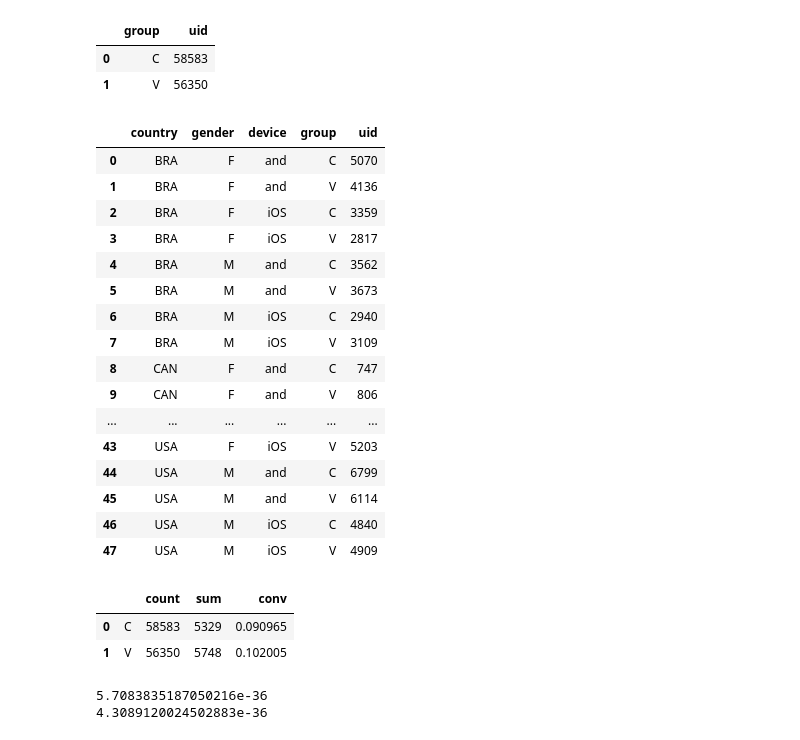
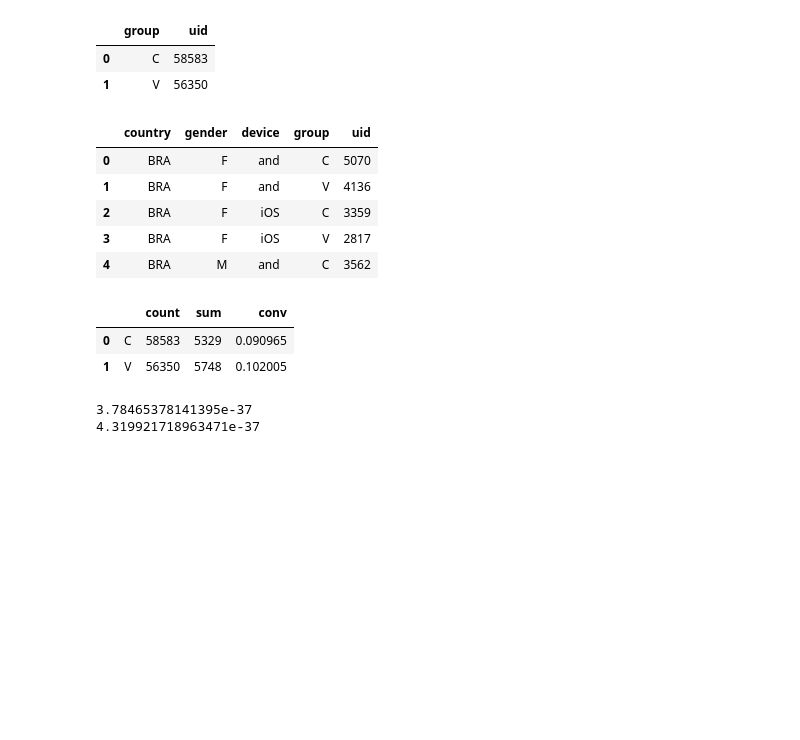
Before and after one commit to gokhankesler/med-app-a-b-testing, a Jupyter notebook: notebooks/4.0-gk-analysis_of_results.ipynb, the cells around one changed output. Cells and saved outputs as stored; diff of their text form; code cells hidden in the pictures; blank space fills up the shorter version.

Commit message:
Add A/B testing results

```diff
--- a/notebooks/4.0-gk-analysis_of_results.ipynb
+++ b/notebooks/4.0-gk-analysis_of_results.ipynb
@@ -34,25 +35,14 @@ test_results.groupby(by='group', as_index=False).uid.count()
 # %%
 test_result_demo = test_results.merge(test_demographics, how='inner', on='uid')
 
-test_result_demo.groupby(by=['country', 'gender', 'device','group'], as_index=False).uid.count()
+test_result_demo.groupby(by=['country', 'gender', 'device','group'], as_index=False).uid.count().head(5)
 # %% [output]
 |  | country | gender | device | group | uid |
 | 0 | BRA | F | and | C | 5070 |
 | 1 | BRA | F | and | V | 4136 |
 | 2 | BRA | F | iOS | C | 3359 |
 | 3 | BRA | F | iOS | V | 2817 |
 | 4 | BRA | M | and | C | 3562 |
-| 5 | BRA | M | and | V | 3673 |
-| 6 | BRA | M | iOS | C | 2940 |
-| 7 | BRA | M | iOS | V | 3109 |
-| 8 | CAN | F | and | C | 747 |
-| 9 | CAN | F | and | V | 806 |
-| ... | ... | ... | ... | ... | ... |
-| 43 | USA | F | iOS | V | 5203 |
-| 44 | USA | M | and | C | 6799 |
-| 45 | USA | M | and | V | 6114 |
-| 46 | USA | M | iOS | C | 4840 |
-| 47 | USA | M | iOS | V | 4909 |
 # %%
 test_result_group = test_result_demo.groupby(by='group', as_index=False).agg({'purchase':['count','sum']})
 test_result_group.columns = test_result_group.columns.droplevel(0)
@@ -65,24 +60,14 @@ test_result_group.head()
 # %%
-#48236   1657    0.034351
-#49867   2094    0.041984
-
-p1 = 0.034351
-q1 = (1-p1)
-p2 = 0.041984
-q2 = (1-p2)
-m = 48236
-n = 49867
-
 p_hat = (m * p1 + n * p2) / (m + n)
 q_hat = (1-p_hat)
 
 z1 = 2 * ((p1 - p2) / (p_hat*q_hat*(1/m+1/n)) ** 0.5)
 z2 = 2 * (p1 - p2) / ((p1 * q1 / m + p2 * q2 / n ) ** 0.5)
-print(stats.norm.cdf(z1, loc=0))
-print(stats.norm.cdf(z2, loc=0))
+print(norm.cdf(z1, loc=0))
+print(norm.cdf(z2, loc=0))
 # %% [output]
-5.7083835187050216e-36
-4.3089120024502883e-36
+3.78465378141395e-37
+4.319921718963471e-37
 # %%
 get_pvalue(p1,p2,m,n)
 # %% [output]
```
Also changed, not shown: parts of 6 cells of this notebook.
